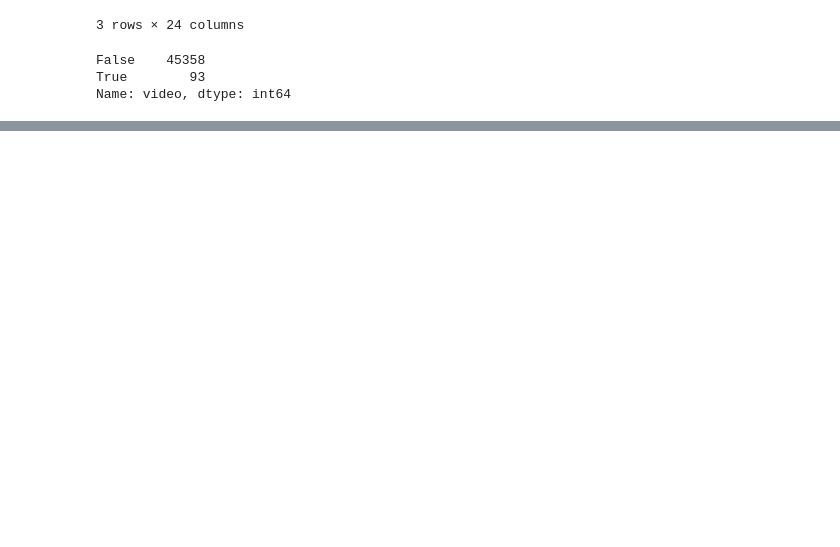
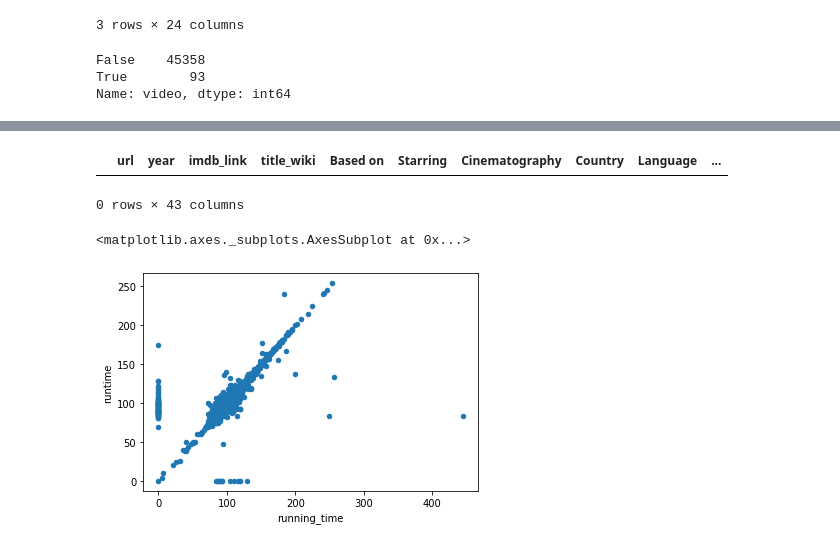
Before and after one commit to evanmgoodwin/Movies_ETL, a Jupyter notebook: movies.ipynb, the cells around one changed output, grey strips where cells are left out. Cells and saved outputs as stored; diff of their text form; code cells hidden in the pictures; blank space fills up the shorter version.

Commit message:
updating movies file

```diff
--- a/movies.ipynb
+++ b/movies.ipynb
@@ -772,0 +804,3 @@ movies_metadata.dtypes
+# %%
+# Merge wiki movies and movies metdata dataframes
+movies_df = pd.merge(wiki_movies_df, movies_metadata, on="imdb_id", suffixes=["_wiki", "_movies"])
@@ -772,0 +857,12 @@ movies_metadata.dtypes
+# %%
+# Check if there are any null values in title_movies column
+movies_df[(movies_df["title_movies"] == "") | (movies_df["title_movies"].isnull())]
+# %% [output]
+|  | url | year | imdb_link | title_wiki | Based on | Starring | Cinematography | Country | Language | ... |
+0 rows × 43 columns
+# %%
+# Fill null values in running time columns and plot columns
+movies_df.fillna(0).plot(x="running_time", y="runtime", kind="scatter")
+# %% [output]
+<matplotlib.axes._subplots.AxesSubplot at 0x...>
+[figure, added]
```
Also changed, not shown: parts of 27 cells of this notebook.
